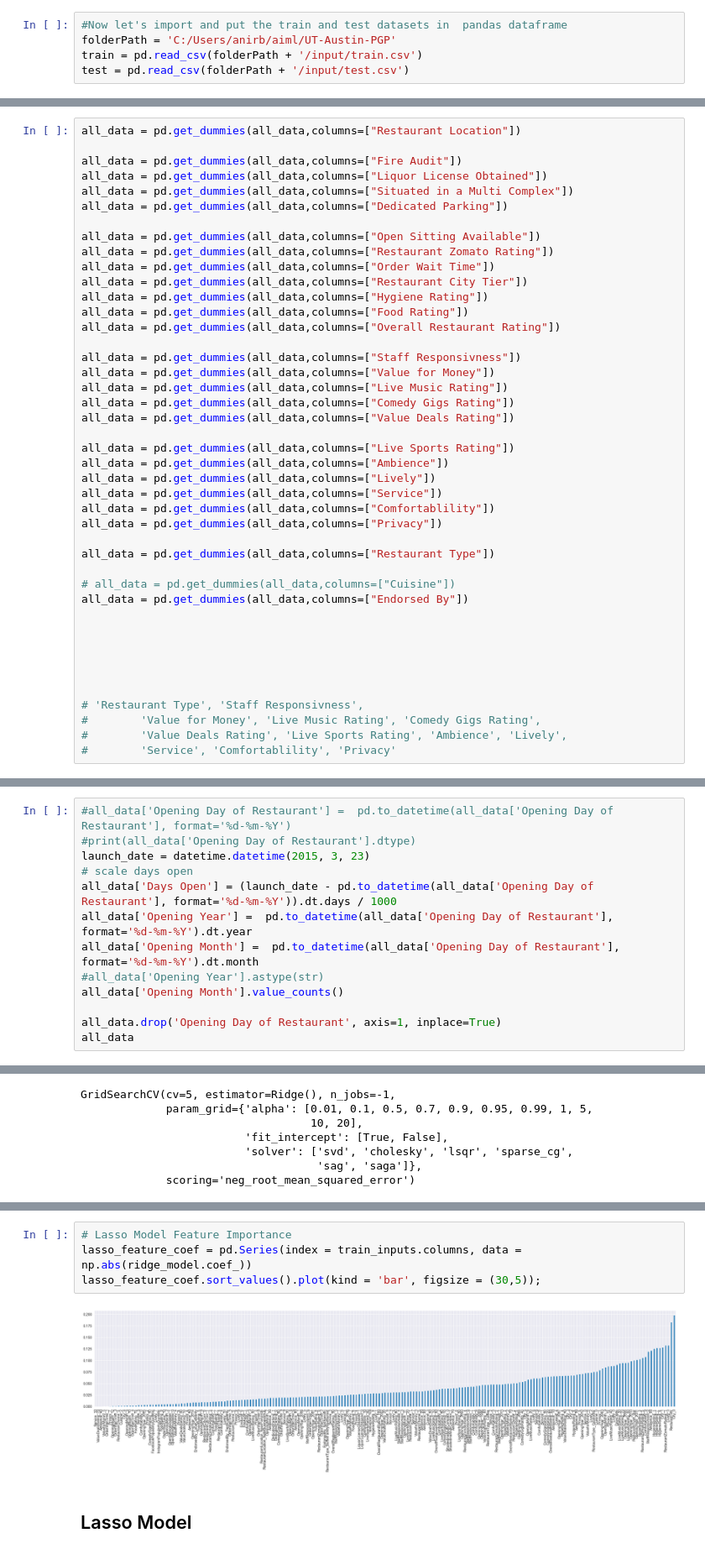
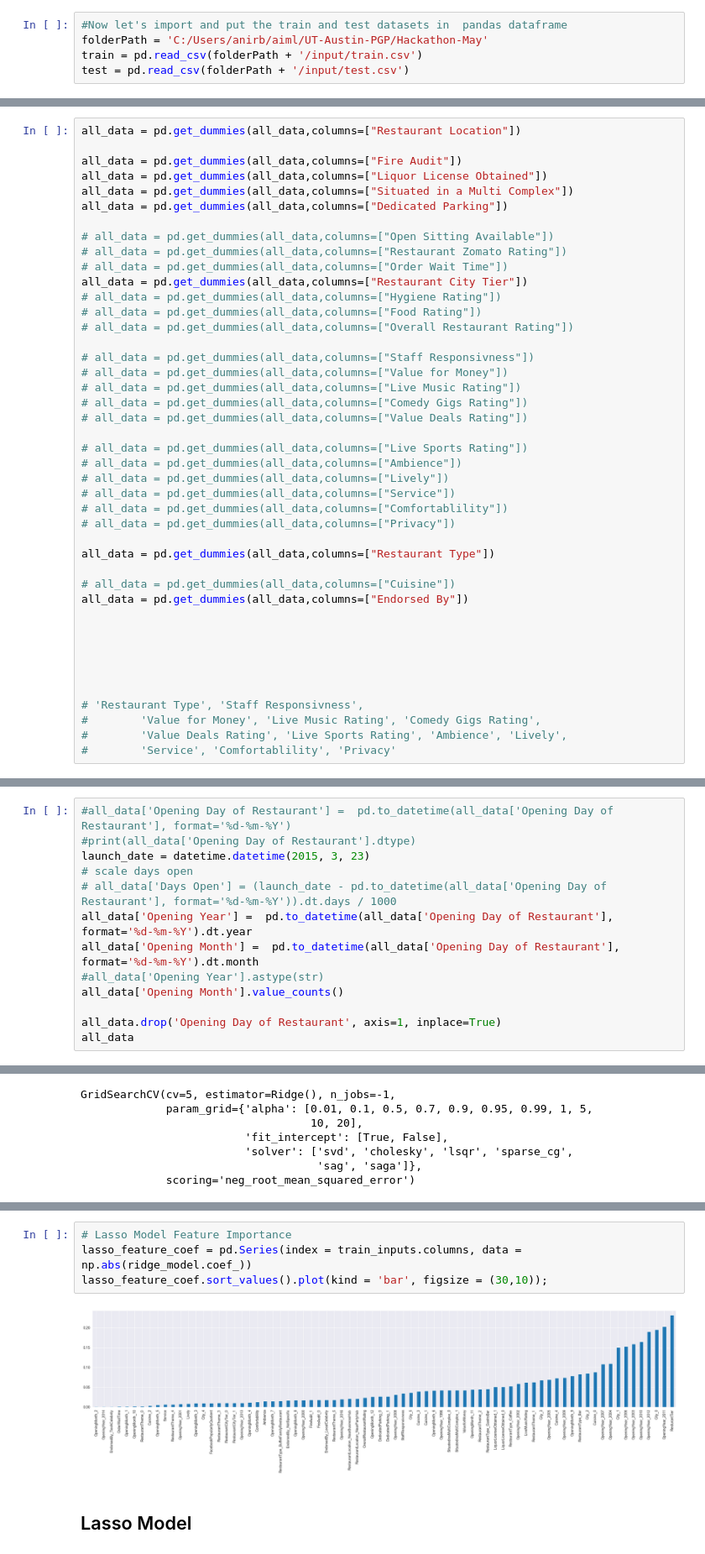
Before and after one commit to anirbanbagchi1979/aiml, a Jupyter notebook: UT-Austin-PGP/Hackathon-May/Nostradamus_Restaurant_code_v2.ipynb, the cells around one changed output, grey strips where cells are left out. Shown at 84% size. Drawn from its saved outputs; the diff is of its cells as text.

```diff
--- a/UT-Austin-PGP/Hackathon-May/Nostradamus_Restaurant_code_v2.ipynb
+++ b/UT-Austin-PGP/Hackathon-May/Nostradamus_Restaurant_code_v2.ipynb
@@ -52,7 +52,7 @@ from subprocess import check_output
 ### Load Training
 # %%
 #Now let's import and put the train and test datasets in  pandas dataframe
-folderPath = 'C:/Users/anirb/aiml/UT-Austin-PGP'
+folderPath = 'C:/Users/anirb/aiml/UT-Austin-PGP/Hackathon-May'
 train = pd.read_csv(folderPath + '/input/train.csv')
 test = pd.read_csv(folderPath + '/input/test.csv')
 # %%
@@ -535,26 +562,26 @@ all_data = pd.get_dummies(all_data,columns=["Liquor License Obtained"])
 all_data = pd.get_dummies(all_data,columns=["Situated in a Multi Complex"])
 all_data = pd.get_dummies(all_data,columns=["Dedicated Parking"])
 
-all_data = pd.get_dummies(all_data,columns=["Open Sitting Available"])
-all_data = pd.get_dummies(all_data,columns=["Restaurant Zomato Rating"])
-all_data = pd.get_dummies(all_data,columns=["Order Wait Time"])
+# all_data = pd.get_dummies(all_data,columns=["Open Sitting Available"])
+# all_data = pd.get_dummies(all_data,columns=["Restaurant Zomato Rating"])
+# all_data = pd.get_dummies(all_data,columns=["Order Wait Time"])
 all_data = pd.get_dummies(all_data,columns=["Restaurant City Tier"])
-all_data = pd.get_dummies(all_data,columns=["Hygiene Rating"])
-all_data = pd.get_dummies(all_data,columns=["Food Rating"])
-all_data = pd.get_dummies(all_data,columns=["Overall Restaurant Rating"])
+# all_data = pd.get_dummies(all_data,columns=["Hygiene Rating"])
+# all_data = pd.get_dummies(all_data,columns=["Food Rating"])
+# all_data = pd.get_dummies(all_data,columns=["Overall Restaurant Rating"])
 
-all_data = pd.get_dummies(all_data,columns=["Staff Responsivness"])
-all_data = pd.get_dummies(all_data,columns=["Value for Money"])
-all_data = pd.get_dummies(all_data,columns=["Live Music Rating"])
-all_data = pd.get_dummies(all_data,columns=["Comedy Gigs Rating"])
-all_data = pd.get_dummies(all_data,columns=["Value Deals Rating"])
+# all_data = pd.get_dummies(all_data,columns=["Staff Responsivness"])
+# all_data = pd.get_dummies(all_data,columns=["Value for Money"])
+# all_data = pd.get_dummies(all_data,columns=["Live Music Rating"])
+# all_data = pd.get_dummies(all_data,columns=["Comedy Gigs Rating"])
+# all_data = pd.get_dummies(all_data,columns=["Value Deals Rating"])
 
-all_data = pd.get_dummies(all_data,columns=["Live Sports Rating"])
-all_data = pd.get_dummies(all_data,columns=["Ambience"])
-all_data = pd.get_dummies(all_data,columns=["Lively"])
-all_data = pd.get_dummies(all_data,columns=["Service"])
-all_data = pd.get_dummies(all_data,columns=["Comfortablility"])
-all_data = pd.get_dummies(all_data,columns=["Privacy"])
+# all_data = pd.get_dummies(all_data,columns=["Live Sports Rating"])
+# all_data = pd.get_dummies(all_data,columns=["Ambience"])
+# all_data = pd.get_dummies(all_data,columns=["Lively"])
+# all_data = pd.get_dummies(all_data,columns=["Service"])
+# all_data = pd.get_dummies(all_data,columns=["Comfortablility"])
+# all_data = pd.get_dummies(all_data,columns=["Privacy"])
 
 all_data = pd.get_dummies(all_data,columns=["Restaurant Type"])
 
@@ -653,7 +690,7 @@ Index(['Registration Number', 'Cuisine_0', 'Cuisine_1', 'Cuisine_2',
 #print(all_data['Opening Day of Restaurant'].dtype)
 launch_date = datetime.datetime(2015, 3, 23)
 # scale days open
-all_data['Days Open'] = (launch_date - pd.to_datetime(all_data['Opening Day of Restaurant'], format='%d-%m-%Y')).dt.days / 1000
+# all_data['Days Open'] = (launch_date - pd.to_datetime(all_data['Opening Day of Restaurant'], format='%d-%m-%Y')).dt.days / 1000
 all_data['Opening Year'] =  pd.to_datetime(all_data['Opening Day of Restaurant'], format='%d-%m-%Y').dt.year
 all_data['Opening Month'] =  pd.to_datetime(all_data['Opening Day of Restaurant'], format='%d-%m-%Y').dt.month
 #all_data['Opening Year'].astype(str)
@@ -921,9 +961,9 @@ Test RMSE Ridge: 0.475013
 # %%
 # Lasso Model Feature Importance
 lasso_feature_coef = pd.Series(index = train_inputs.columns, data = np.abs(ridge_model.coef_))
-lasso_feature_coef.sort_values().plot(kind = 'bar', figsize = (30,5));
+lasso_feature_coef.sort_values().plot(kind = 'bar', figsize = (30,10));
 # %% [output]
-[figure, old version]
+[figure, new version]
 # %% [markdown]
 ## Lasso Model
 # %%
```
Also changed, not shown: parts of 35 cells of this notebook, 16 other files.
